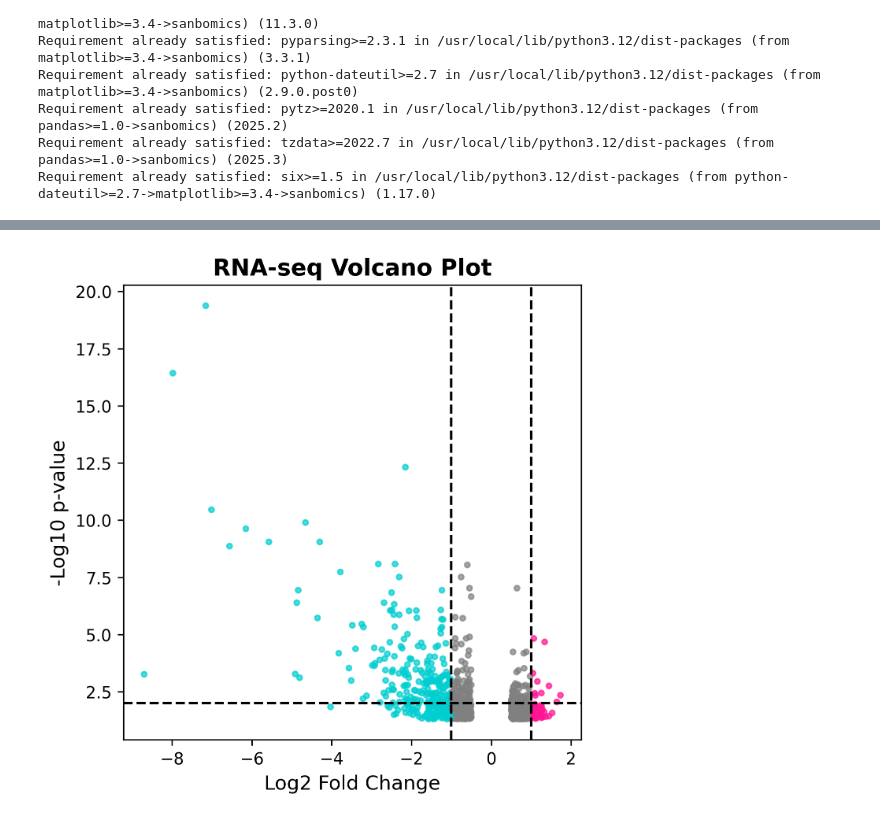
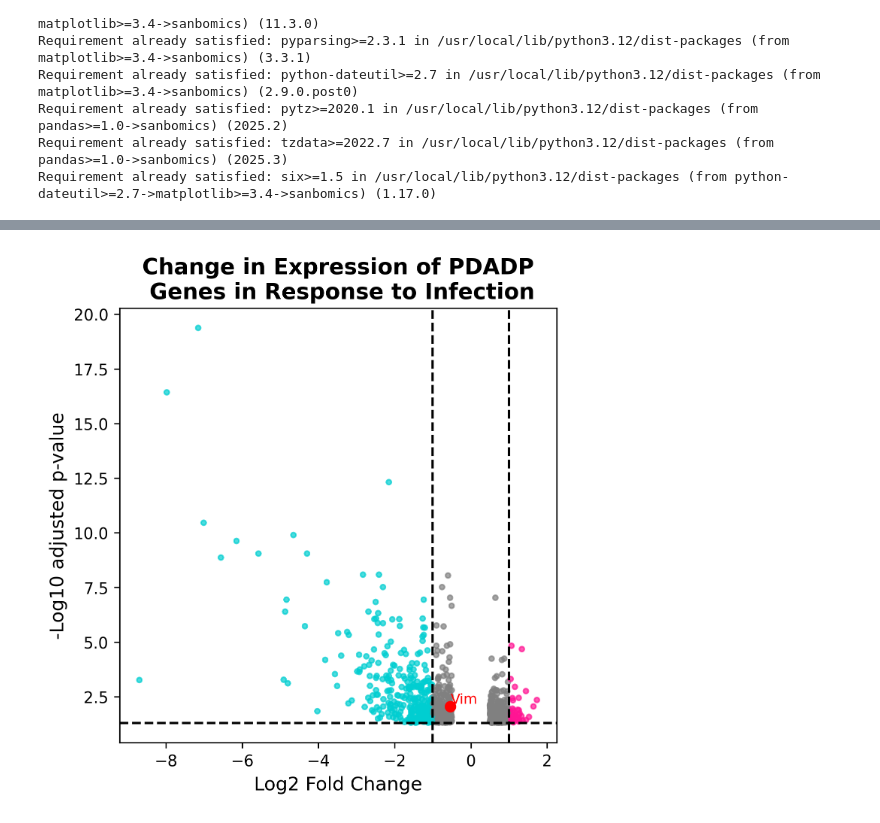
Before and after one commit to Alex-Roberts27/JaxProjectData, a Jupyter notebook: JAX_2026_PDDP_immune_Maya_&_Wimeth_Project.ipynb, the cells around one changed output, grey strips where cells are left out. Cells and saved outputs as stored; diff of their text form; code cells hidden in the pictures.

```diff
--- a/JAX_2026_PDDP_immune_Maya_&_Wimeth_Project.ipynb
+++ b/JAX_2026_PDDP_immune_Maya_&_Wimeth_Project.ipynb
@@ -469,6 +492,8 @@ merged_df = merged_df.rename(columns = {
     "Con2_14D_fpkm":"Ctrl_BM5_fpkm",
     "Con3_14D_count":"Ctrl_BM6_count",
     "Con3_14D_fpkm":"Ctrl_BM6_fpkm",
+    "Inf1_3D_count": "Inf_BM1_count",
+    "Inf1_3D_fpkm": "Inf_BM1_fpkm",
     "Inf2_3D_count": "Inf_BM2_count",
     "Inf2_3D_fpkm": "Inf_BM2_fpkm",
     "Inf3_3D_count": "Inf_BM3_count",
@@ -484,6 +509,9 @@ merged_df = merged_df.rename(columns = {
 })
 
 
+barplot_df = merged_df
+
+
 merged_df = merged_df.loc[:, ~merged_df.columns.str.contains("gene_name")]
 merged_df = merged_df.set_index("gene_id")
 
@@ -927,5 +963,11 @@ See the caveats in the documentation: https://pandas.pydata.org/pandas-docs/stab
 # %%
-#Chi's method
+# Defining reference genes
+reference_genes = [
+    'Rps29', 'Ctsd', 'Gstp1', 'Gapdh', 'H2az1', 'Vim', 'H2az2',
+    'Snrpf', 'Akr1c3', 'Akr1c1', 'Snrpb', 'Eif4a1', 'Pkm', 'Rack1',
+    'Tpi1', 'Akr1c2', 'Hspa8', 'Tkt', 'Ube2i', 'Aldoa']
+
+#volcano plot
 sigs_df["neglog10"] = -np.log10(sigs_df["padj"])
 print(sigs_df.head())
 
@@ -939,6 +981,8 @@ sigs_df.loc[
     (sigs_df['padj'] < 0.05) & (sigs_df['log2FoldChange'] < -1),
     'Color'
 ] = 'darkturquoise'
+sigs_df.loc[sigs_df['Symbol'].isin(reference_genes),"Color"]="yellow"
+
 
 print('---')
 
@@ -952,25 +996,75 @@ plt.scatter(
 )
 
 plt.xlabel('Log2 Fold Change', fontsize=12)
-plt.ylabel('-Log10 p-value', fontsize=12)
-plt.title('RNA-seq Volcano Plot', fontsize=14, fontweight='bold')
+plt.ylabel('-Log10 adjusted p-value', fontsize=12)
+plt.title('Change in Expression of PDADP\n Genes in Response to Infection', fontsize=14, fontweight='bold')
 
 # significance thresholds
-plt.axhline(y=2, linestyle='--', color='black')
+plt.axhline(y=1.3, linestyle='--', color='black')
 plt.axvline(x=1, linestyle='--', color='black')
 plt.axvline(x=-1, linestyle='--', color='black')
-plt.show()
 
 
 
-# Defining reference genes
-reference_genes = [
-    'Rps29', 'Ctsd', 'Gstp1', 'Gapdh', 'H2az1', 'Vim', 'H2az2',
-    'Snrpf', 'Akr1c3', 'Akr1c1', 'Snrpb', 'Eif4a1', 'Pkm', 'Rack1',
-    'Tpi1', 'Akr1c2', 'Hspa8', 'Tkt', 'Ube2i', 'Aldoa']
+
 
 #labeling reference genes
-ref_df = sigs_df[sigs_df['Symbol'].isin(reference_genes)]
-plt.scatter(ref_df["log2FoldChange"], ref_df["neglog10"],
-            color = "yellow", s = 50, edgecolor = "black", label = "reference_genes")
+goi = sigs_df[sigs_df["Symbol"].isin(reference_genes)]
+
+plt.scatter(
+    goi["log2FoldChange"],
+    goi["neglog10"],
+    color="red",
+    s=40,
+    label="Genes of interest"
+)
+
+for _, row in goi.iterrows():
+    plt.text(
+        row["log2FoldChange"],
+        row["neglog10"],
+        row["Symbol"],
+        fontsize=9,
+        ha="left",
+        va="bottom",
+        color="red"
+    )
+
+
+
+
+
+
+
+#labeling reference gene failures
+#ref_df = sigs_df.loc[sigs_df['Symbol'].isin(reference_genes),:]
+#plt.scatter(ref_df["log2FoldChange"], ref_df["neglog10"],
+#           color = "yellow", s = 50, edgecolor = "black", label = "reference_genes")
+#plt.show()
+"""
+for gene in reference_genes:
+    if gene in sigs_df.index:
+        x = sigs_df.loc[gene, 'log2FoldChange']
+        y = sigs_df.loc[gene, 'neglog10']
+        ax.scatter(x, y, c='gold', s=200, marker='.',
+                  edgecolors='yellow', linewidth=1, zorder=5)
+        ax.annotate(gene, (x, y),
+                   xytext=(5, 5), textcoords='offset points',
+                   fontsize=14, fontweight='bold', color='k',
+                   bbox=dict(boxstyle='round,pad=0.3',
+                           facecolor='none',
+                           alpha=0.7,
+                           edgecolor='none'))
+"""
+
+#goi_df = sigs_df[sigs_df["genes"].isin(reference_genes)]
+
+#plt.scaatter(
+ #   goi_df["log2FoldChange"],
+  #  goi_df["neglog10"],
+  #  c = "yellow",
+  #  s = 60,
+  #  edgecolor = "black",
+   # label = "Genes of Interest"
+#)
 # %% [output]
@@ -1003 +1098 @@ ENSMUSG00000024610  0.003899  0.040407      Cd74  1.393546           gray
-[figure, old version]
+[figure, new version]
```
Also changed, not shown: parts of 19 cells of this notebook.
